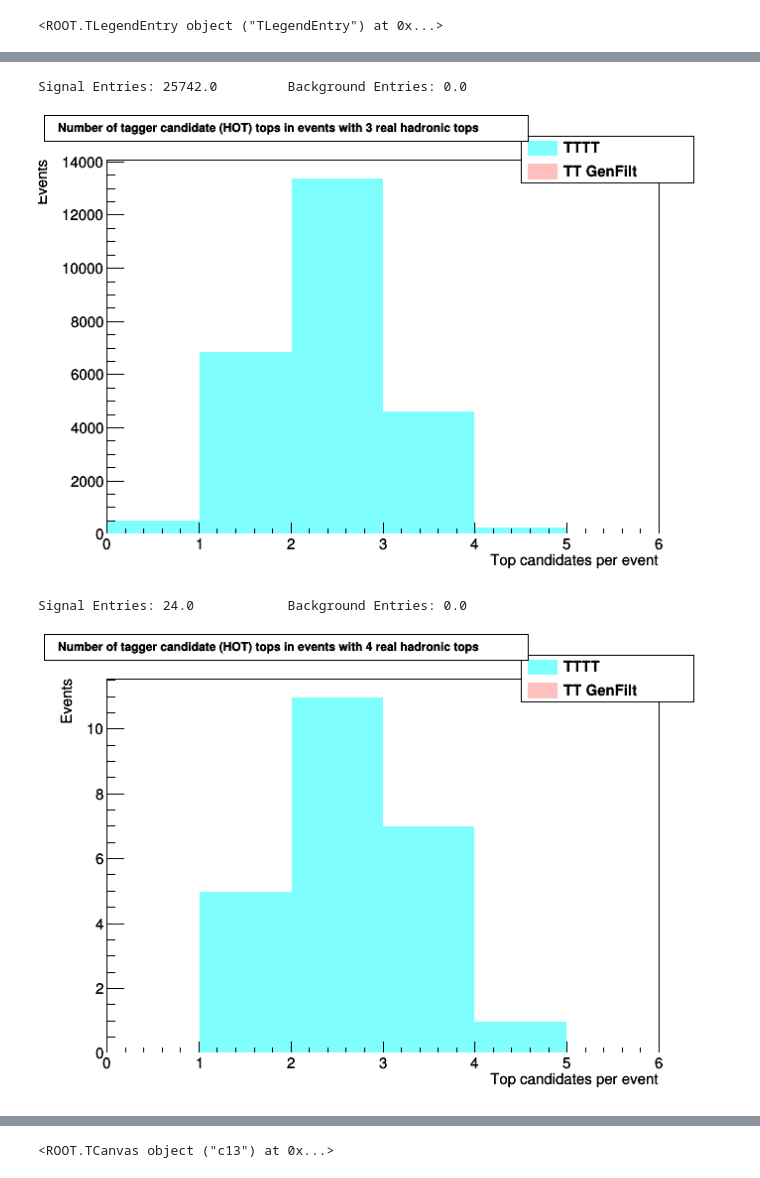
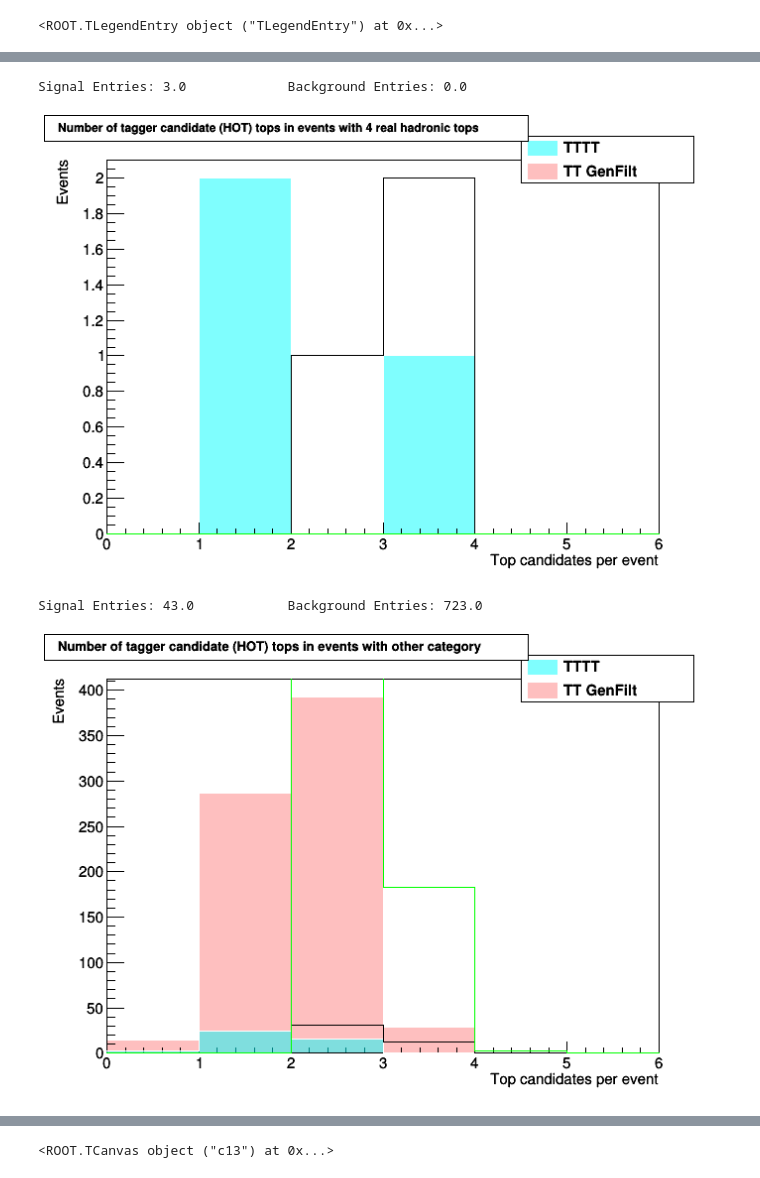
Before and after one commit to NJManganelli/TaggerTest, a Jupyter notebook: ntupler/plugins/.PlotsV5.ipynb, the cells around one changed output, grey strips where cells are left out. Cells and saved outputs as stored; diff of their text form; code cells hidden in the pictures.

```diff
--- a/ntupler/plugins/.PlotsV5.ipynb
+++ b/ntupler/plugins/.PlotsV5.ipynb
@@ -55,8 +55,8 @@ DiscLeg.AddEntry(h0b2,leg4,"lep")
 # %% [output]
 <ROOT.TLegendEntry object ("TLegendEntry") at 0x...>
 # %%
-signal = ROOT.TFile("~/LTW4/TopTagger/TopTagger/test/resTTTT500HT_v4p2.root", "r")
-bkgd = ROOT.TFile("~/LTW4/TopTagger/TopTagger/test/resTTSLFilt500HT_v4p2.root", "r")
+signal = ROOT.TFile("~/LTW4/TopTagger/TopTagger/test/resTTTT500HT_v5.root", "r")
+bkgd = ROOT.TFile("~/LTW4/TopTagger/TopTagger/test/resTTSLFilt500HT_v5.root", "r")
 # %%
 signal.ls()
 #print(signal.h_nTrueRecoTops.GetEntries())
@@ -272,40 +300,40 @@ Signal Entries: 20662.0         Background Entries: 0.0
 # %%
-c6.cd()
-h9s.SetFillColorAlpha(cols1, alphaS)
-h9b.SetFillColorAlpha(colb1, alphaB)
-h9s.SetLineColor(0)
-h9b.SetLineColor(0)
-h10s.SetLineColor(cols2)
-h10b.SetLineColor(colb2)
-h9s.Draw()
-h9b.Draw("Same")
-#h10s.Draw()
-#h10b.Draw("Same")
+c7.cd()
+h11s.SetFillColorAlpha(cols1, alphaS)
+h11b.SetFillColorAlpha(colb1, alphaB)
+h11s.SetLineColor(0)
+h11b.SetLineColor(0)
+h12s.SetLineColor(cols2)
+h12b.SetLineColor(colb2)
+h11s.Draw()
+h11b.Draw("Same")
+h12s.Draw("Same")
+h12b.Draw("Same")
 #print("Teal: TTTT(HOT)\tBlack: TT(HOT)\t)
-print("Signal Entries: " + str(h9s.GetEntries()) + "\t\tBackground Entries: " + str(h9b.GetEntries()))
+print("Signal Entries: " + str(h11s.GetEntries()) + "\t\tBackground Entries: " + str(h11b.GetEntries()))
 CountLeg.Draw()
-c6.Update()
-c6.Draw()
+c7.Update()
+c7.Draw()
 # %% [output]
-Signal Entries: 25742.0         Background Entries: 0.0
+Signal Entries: 3.0             Background Entries: 0.0
-[figure, old version]
+[figure, new version]
 # %%
-c7.cd()
-h11s.SetFillColorAlpha(cols1, alphaS)
-h11b.SetFillColorAlpha(colb1, alphaB)
-h11s.SetLineColor(0)
-h11b.SetLineColor(0)
-h12s.SetLineColor(cols2)
-h12b.SetLineColor(colb2)
-h11s.Draw()
-h11b.Draw("Same")
-#h12s.Draw()
-#h12b.Draw("Same")
+c8.cd()
+h13s.SetFillColorAlpha(cols1, alphaS)
+h13b.SetFillColorAlpha(colb1, alphaB)
+h13s.SetLineColor(0)
+h13b.SetLineColor(0)
+h14s.SetLineColor(cols2)
+h14b.SetLineColor(colb2)
+h13b.Draw()
+h13s.Draw("Same")
+h14s.Draw("Same")
+h14b.Draw("Same")
 #print("Teal: TTTT(HOT)\tBlack: TT(HOT)\t)
-print("Signal Entries: " + str(h11s.GetEntries()) + "\t\tBackground Entries: " + str(h11b.GetEntries()))
+print("Signal Entries: " + str(h13s.GetEntries()) + "\t\tBackground Entries: " + str(h13b.GetEntries()))
 CountLeg.Draw()
-c7.Update()
-c7.Draw()
+c8.Update()
+c8.Draw()
 # %% [output]
-Signal Entries: 24.0            Background Entries: 0.0
+Signal Entries: 43.0            Background Entries: 723.0
-[figure, old version]
+[figure, new version]
```
Also changed, not shown: parts of 44 cells of this notebook, 2 other files.
